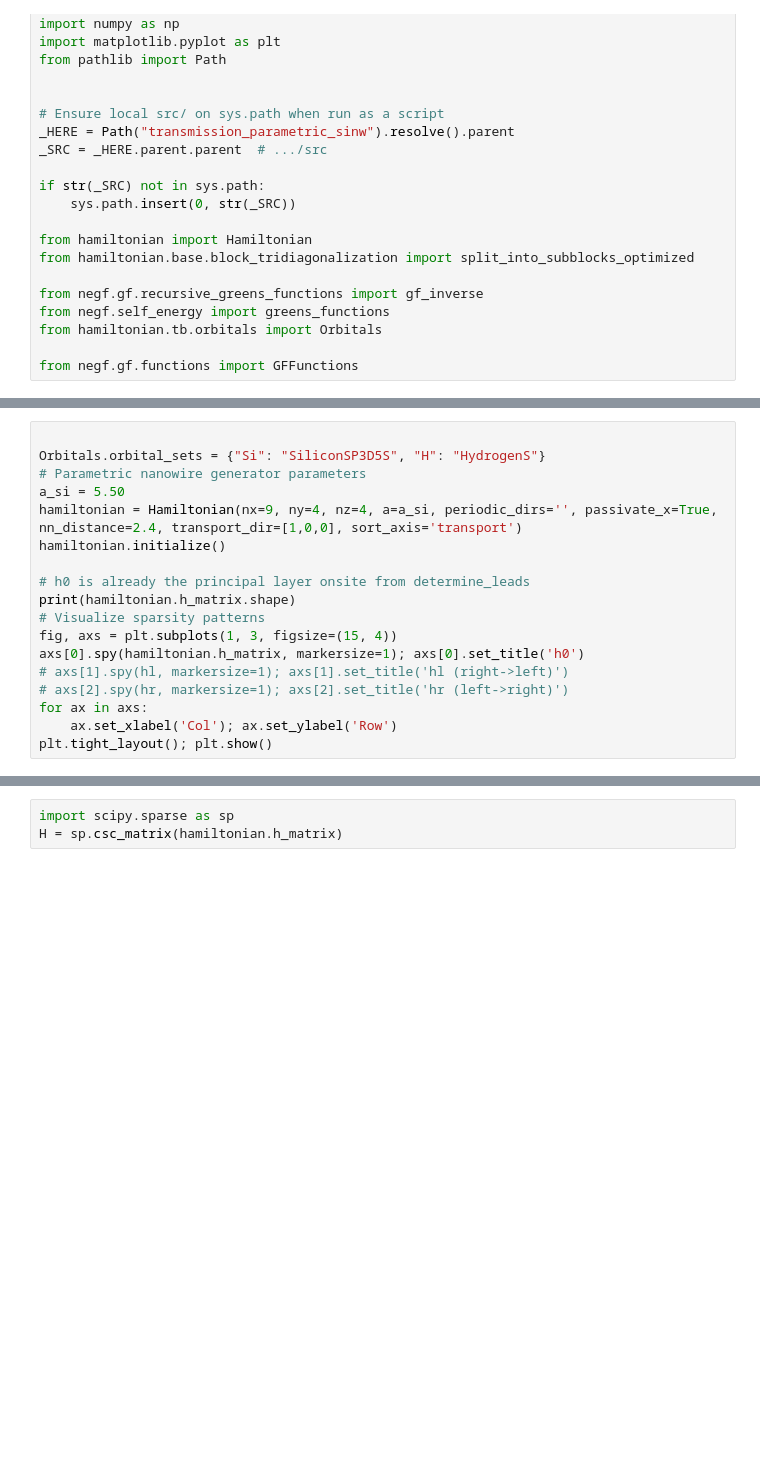
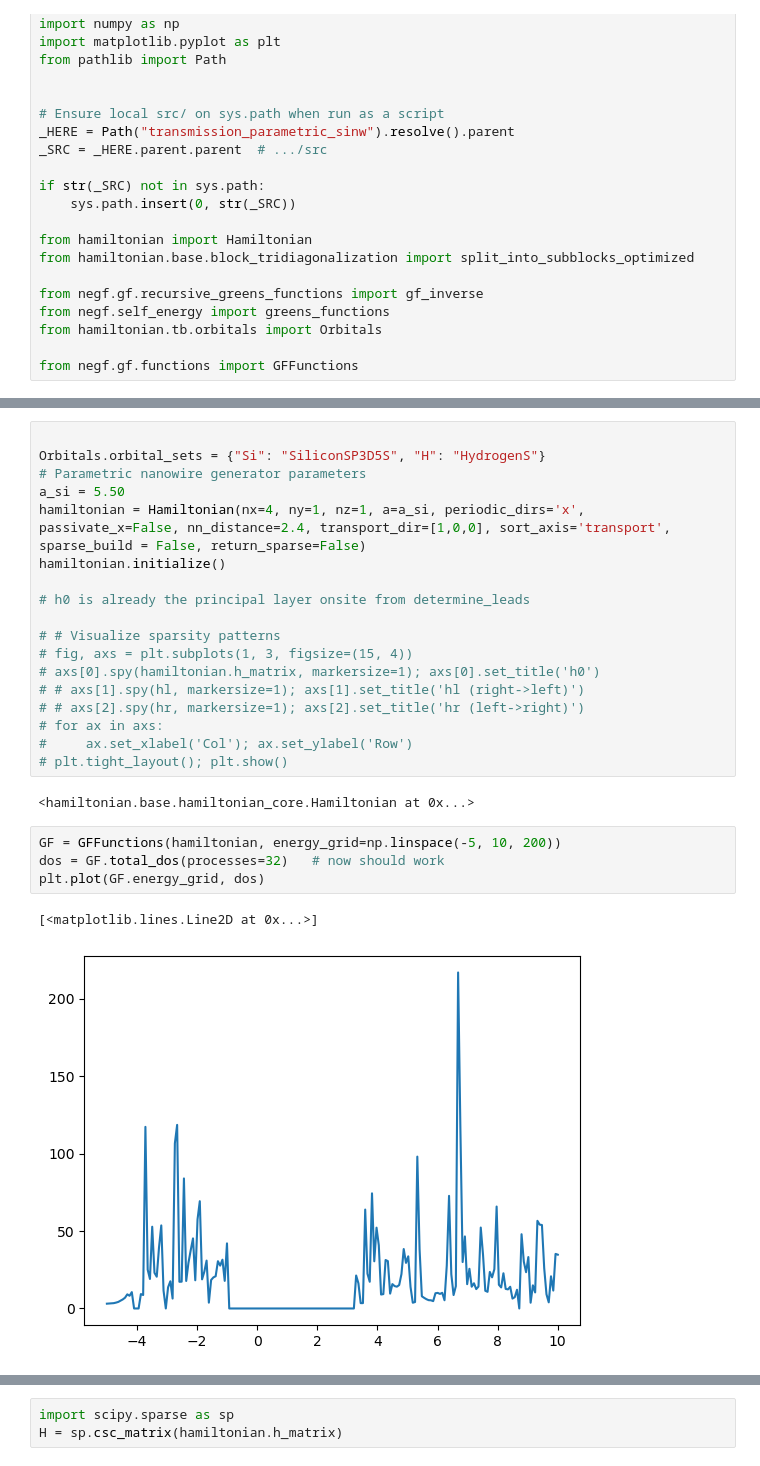
Before and after one commit to nandandiwan/Berkeley-Transport-Simulator, a Jupyter notebook: src/negf/examples/transmission_test.ipynb, the cells around one changed output, grey strips where cells are left out. Drawn from its saved outputs; the diff is of its cells as text; blank space fills up the shorter version.

```diff
--- a/src/negf/examples/transmission_test.ipynb
+++ b/src/negf/examples/transmission_test.ipynb
@@ -31,16 +40,25 @@ from negf.gf.functions import GFFunctions
 Orbitals.orbital_sets = {"Si": "SiliconSP3D5S", "H": "HydrogenS"}
 # Parametric nanowire generator parameters
 a_si = 5.50
-hamiltonian = Hamiltonian(nx=9, ny=4, nz=4, a=a_si, periodic_dirs='', passivate_x=True, nn_distance=2.4, transport_dir=[1,0,0], sort_axis='transport')
+hamiltonian = Hamiltonian(nx=4, ny=1, nz=1, a=a_si, periodic_dirs='x', passivate_x=False, nn_distance=2.4, transport_dir=[1,0,0], sort_axis='transport', sparse_build = False, return_sparse=False)
 hamiltonian.initialize()
 
 # h0 is already the principal layer onsite from determine_leads
-print(hamiltonian.h_matrix.shape)
-# Visualize sparsity patterns
-fig, axs = plt.subplots(1, 3, figsize=(15, 4))
-axs[0].spy(hamiltonian.h_matrix, markersize=1); axs[0].set_title('h0')
-# axs[1].spy(hl, markersize=1); axs[1].set_title('hl (right->left)')
-# axs[2].spy(hr, markersize=1); axs[2].set_title('hr (left->right)')
-for ax in axs:
-    ax.set_xlabel('Col'); ax.set_ylabel('Row')
-plt.tight_layout(); plt.show()
+
+# # Visualize sparsity patterns
+# fig, axs = plt.subplots(1, 3, figsize=(15, 4))
+# axs[0].spy(hamiltonian.h_matrix, markersize=1); axs[0].set_title('h0')
+# # axs[1].spy(hl, markersize=1); axs[1].set_title('hl (right->left)')
+# # axs[2].spy(hr, markersize=1); axs[2].set_title('hr (left->right)')
+# for ax in axs:
+#     ax.set_xlabel('Col'); ax.set_ylabel('Row')
+# plt.tight_layout(); plt.show()
+# %% [output]
+<hamiltonian.base.hamiltonian_core.Hamiltonian at 0x...>
+# %%
+GF = GFFunctions(hamiltonian, energy_grid=np.linspace(-5, 10, 200))
+dos = GF.total_dos(processes=32)   # now should work
+plt.plot(GF.energy_grid, dos)
+# %% [output]
+[<matplotlib.lines.Line2D at 0x...>]
+[figure, added]
```
Also changed, not shown: parts of 4 cells of this notebook, 4 other files.
